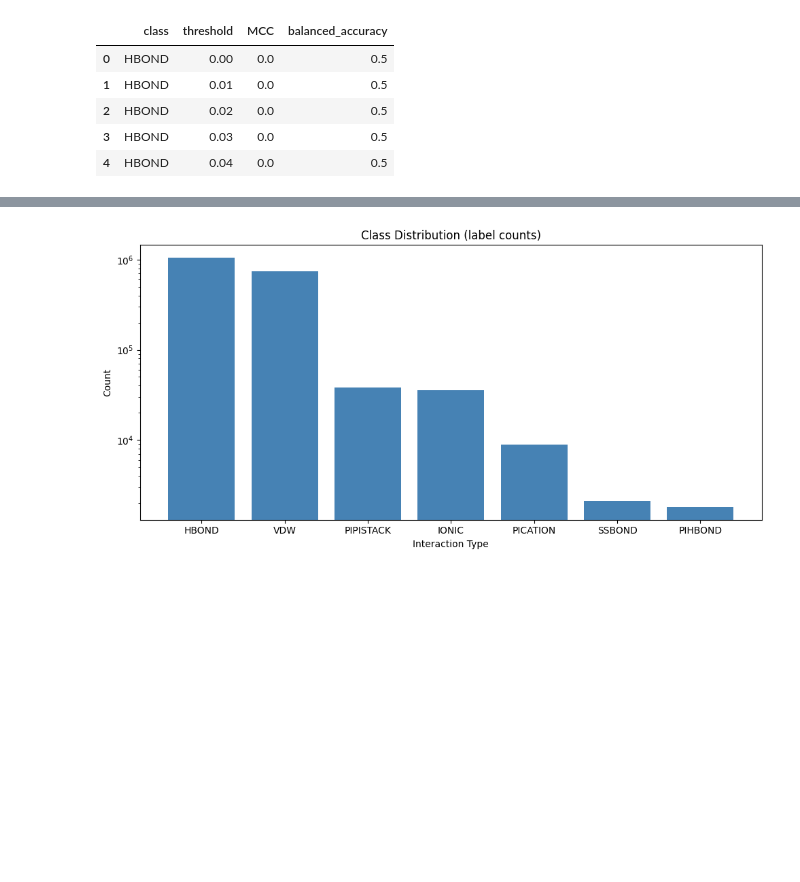
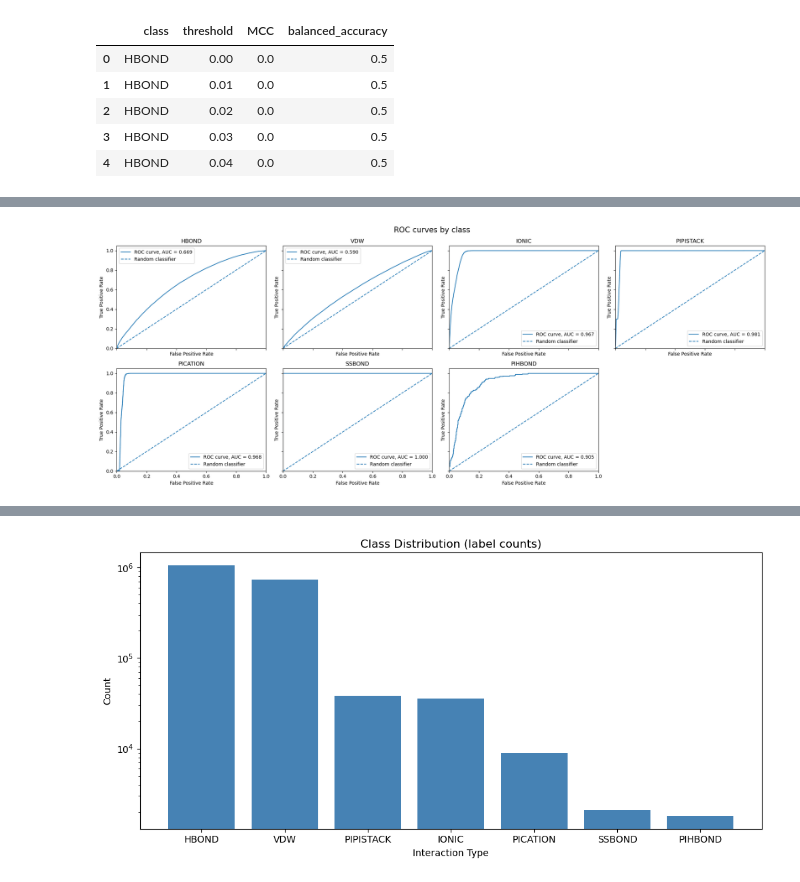
Before and after one commit to miriamzara/SB_Project, a Jupyter notebook: 2_logistic_regression.ipynb, the cells around one changed output, grey strips where cells are left out. Saved outputs shown, nothing was run; the diff lists cells and outputs as text; code cells hidden in the pictures; blank space fills up the shorter version.

```diff
--- a/2_logistic_regression.ipynb
+++ b/2_logistic_regression.ipynb
@@ -299,0 +475,52 @@ plt.show()
+# %%
+n_classes = len(target_names)
+
+n_cols = 4
+n_rows = int(np.ceil(n_classes / n_cols))
+
+fig, axes = plt.subplots(
+    n_rows,
+    n_cols,
+    figsize=(5 * n_cols, 4 * n_rows),
+    sharex=True,
+    sharey=True
+)
+
+axes = axes.flatten()
+
+for class_idx, class_name in enumerate(target_names):
+
+    ax = axes[class_idx]
+
+    y_true_class = Y_test.iloc[:, class_idx] if hasattr(Y_test, "iloc") else Y_test[:, class_idx]
+    y_score_class = y_scores[:, class_idx]
+
+    fpr, tpr, thresholds = roc_curve(
+        y_true_class,
+        y_score_class
+    )
+
+    auc = roc_auc_score(
+        y_true_class,
+        y_score_class
+    )
+
+    ax.plot(fpr, tpr, label=f"ROC curve, AUC = {auc:.3f}")
+    ax.plot([0, 1], [0, 1], color = "tab:blue", linestyle="--", label="Random classifier")
+
+    ax.set_title(class_name)
+    ax.set_xlabel("False Positive Rate")
+    ax.set_ylabel("True Positive Rate")
+    ax.set_xlim(0, 1)
+    ax.set_ylim(0, 1.05)
+    ax.legend()
+
+# remove empty panels
+for j in range(n_classes, len(axes)):
+    fig.delaxes(axes[j])
+
+fig.suptitle("ROC curves by class", fontsize=16)
+plt.tight_layout()
+plt.show()
+# %% [output]
+[figure, added]
```
Also changed, not shown: parts of 20 cells of this notebook, 1 other file.
